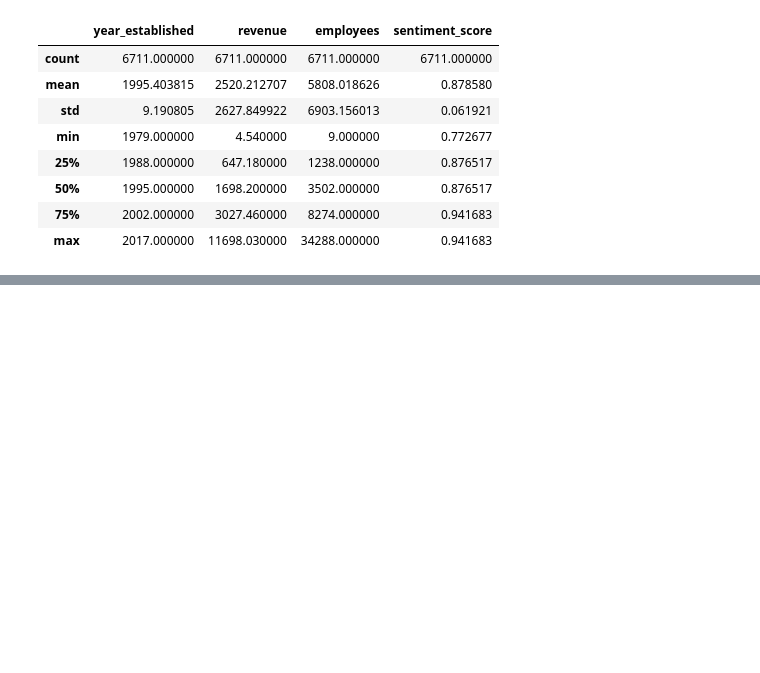
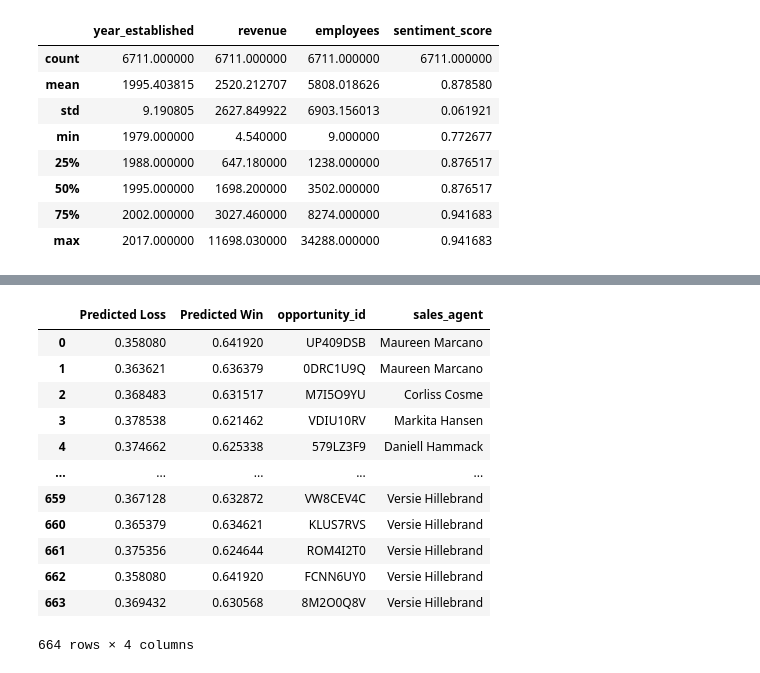
Before and after one commit to APJFX69/ic_ai_course_capstone_submission, a Jupyter notebook: Sales engagement prioritisation model.ipynb, the cells around one changed output, grey strips where cells are left out. Cells and saved outputs as stored; diff of their text form; code cells hidden in the pictures; blank space fills up the shorter version.

```diff
--- a/Sales engagement prioritisation model.ipynb
+++ b/Sales engagement prioritisation model.ipynb
@@ -391,0 +567,19 @@ prod_data.describe()
+# %%
+#Combining list of opportunities with the list of predicted wins
+prod_sales_rep_data = prod_sales_rep_data.reset_index(drop=True) # we are relying on the same order here (!)
+prod_sales_recommendation_data =  pd.concat([prod_predictions,prod_sales_rep_data], axis=1)
+prod_sales_recommendation_data
+# %% [output]
+|  | Predicted Loss | Predicted Win | opportunity_id | sales_agent |
+| 0 | 0.358080 | 0.641920 | UP409DSB | Maureen Marcano |
+| 1 | 0.363621 | 0.636379 | 0DRC1U9Q | Maureen Marcano |
+| 2 | 0.368483 | 0.631517 | M7I5O9YU | Corliss Cosme |
+| 3 | 0.378538 | 0.621462 | VDIU10RV | Markita Hansen |
+| 4 | 0.374662 | 0.625338 | 579LZ3F9 | Daniell Hammack |
+| ... | ... | ... | ... | ... |
+| 659 | 0.367128 | 0.632872 | VW8CEV4C | Versie Hillebrand |
+| 660 | 0.365379 | 0.634621 | KLUS7RVS | Versie Hillebrand |
+| 661 | 0.375356 | 0.624644 | ROM4I2T0 | Versie Hillebrand |
+| 662 | 0.358080 | 0.641920 | FCNN6UY0 | Versie Hillebrand |
+| 663 | 0.369432 | 0.630568 | 8M2O0Q8V | Versie Hillebrand |
+664 rows × 4 columns
```
Also changed, not shown: parts of 44 cells of this notebook, 6 other files.
